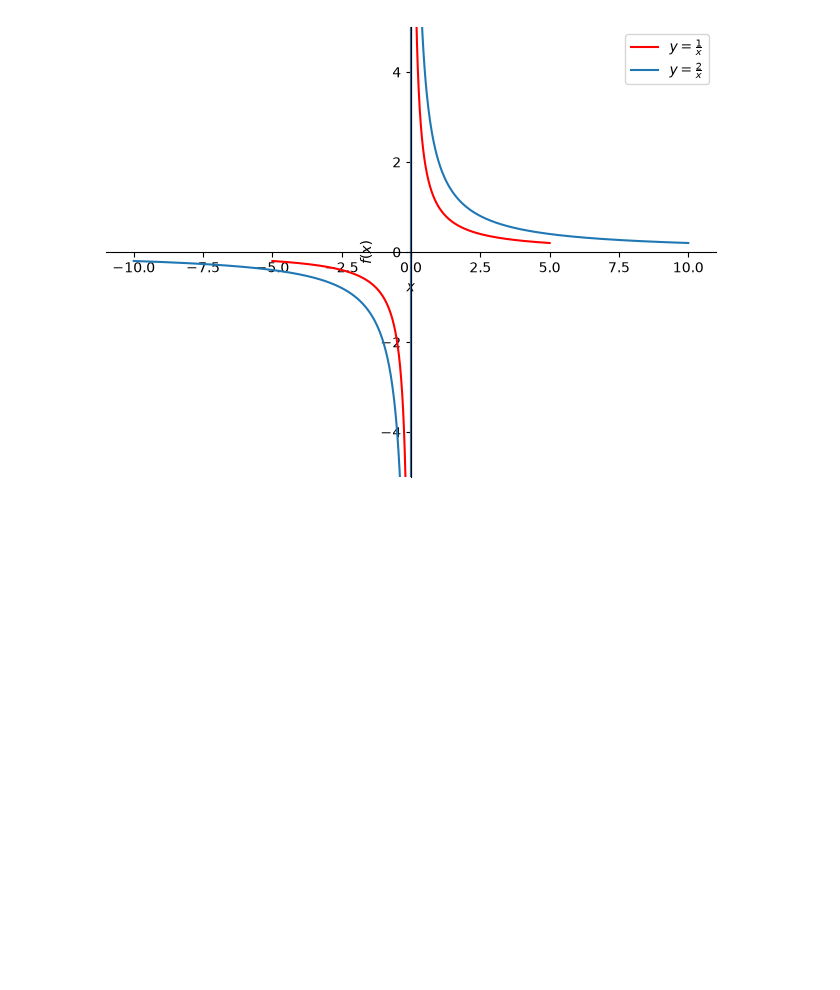
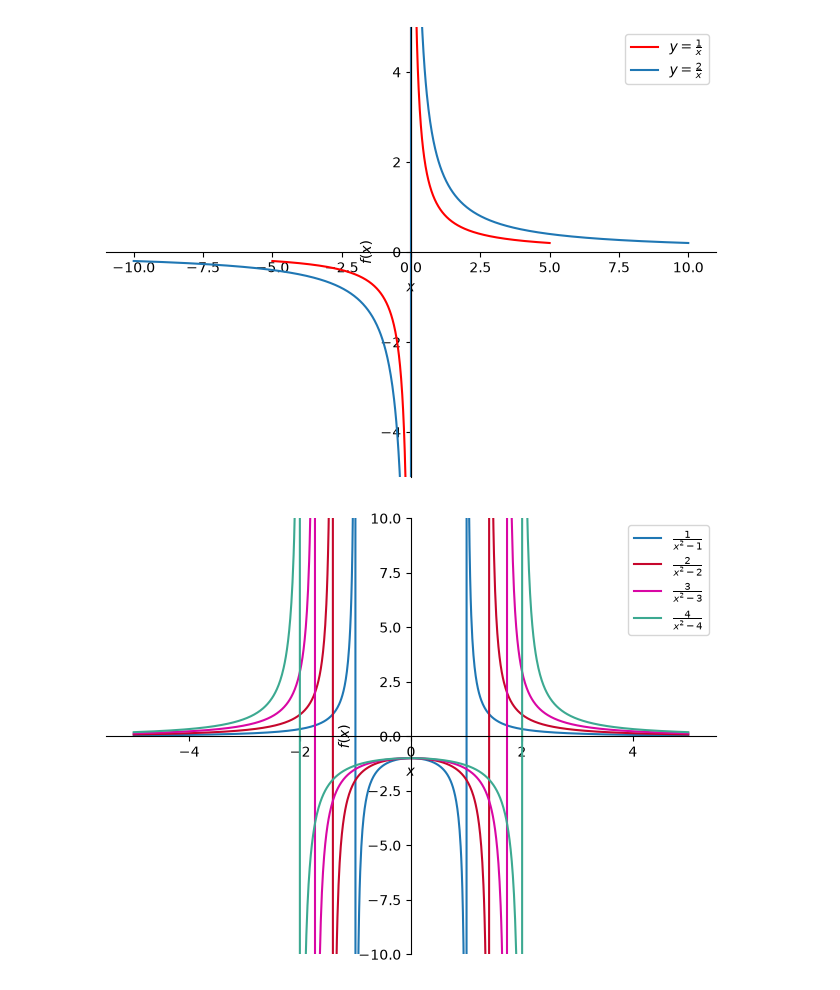
Before and after one commit to imageofyeshua/jupyter_projects, a Jupyter notebook: 38_plotting_sympy.ipynb, the cells around one changed output. Cells and saved outputs as stored; diff of their text form; code cells hidden in the pictures; blank space fills up the shorter version.

Commit message:
Sympy Plotting Exercise

```diff
--- a/38_plotting_sympy.ipynb
+++ b/38_plotting_sympy.ipynb
@@ -33,3 +34,21 @@ p.legend = True
 p.show()
 # %% [output]
 [figure]
+# %%
+y = a/(x**2-a)
+
+p = None
+p = symplot(y.subs(a,1),(x,-5,5),show=False)
+p[0].label = '$%s$' %sym.latex(y.subs(a,1))
+
+
+for i in range(2,5):
+    p.extend(symplot(y.subs(a,i),(x,-5,5),show=False))
+    p[i-1].label = '$%s$' %sym.latex(y.subs(a,i))
+    p[i-1].line_color = list(np.random.rand(3))
+
+p.ylim = [-10,10]
+p.legend = True
+p.show()
+# %% [output]
+[figure, added]
```
Also changed, not shown: parts of 1 cell of this notebook.
